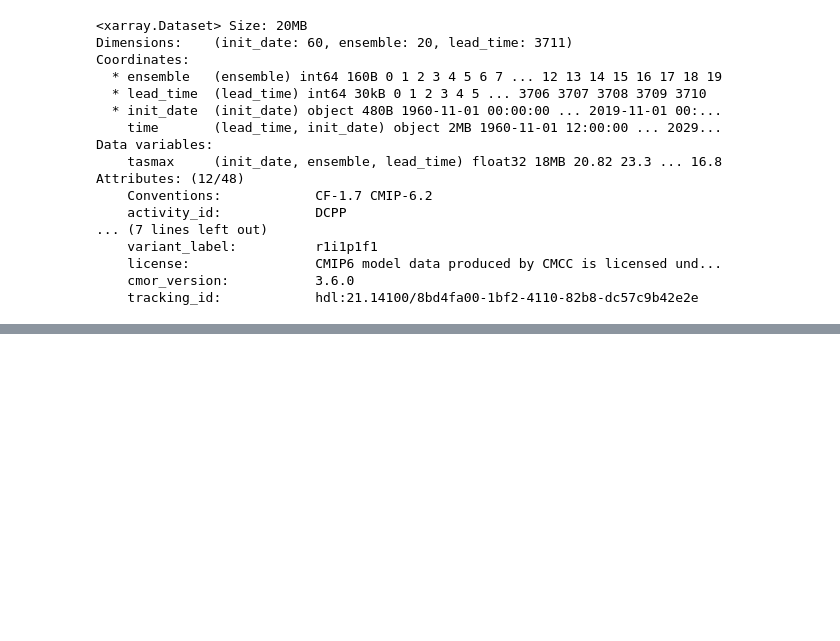
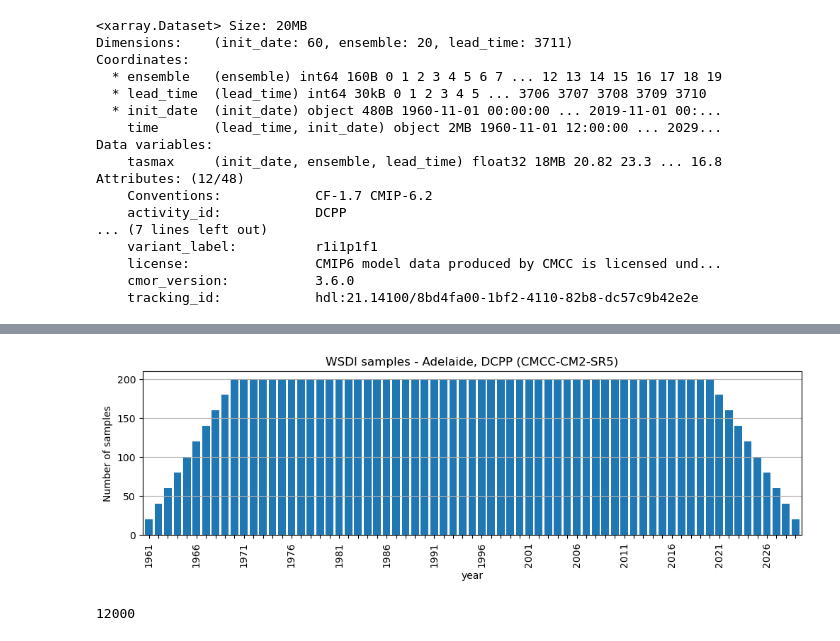
Before and after one commit to DamienIrving/treasury, a Jupyter notebook: wsdi.ipynb, the cells around one changed output, grey strips where cells are left out. Drawn from its saved outputs; the diff is of its cells as text; code cells hidden in the pictures; blank space fills up the shorter version.

Commit message:
Add DCPP plot

```diff
--- a/wsdi.ipynb
+++ b/wsdi.ipynb
@@ -253,0 +198,8 @@ tx90_dcpp.plot()
+# %%
+wsdi_df['year'] = wsdi_df.apply(get_year, axis=1)
+# %%
+wsdi_df = wsdi_df.drop('time', axis=1)
+# %%
+year_counts = wsdi_df['year'].value_counts()
+# %%
+year_counts = year_counts.sort_index()
@@ -253,0 +208,11 @@ tx90_dcpp.plot()
+# %%
+ax = year_counts.plot.bar(figsize=[12, 3], width=0.8)
+ax.set_ylabel('Number of samples')
+ax.set_xlabel('year')
+ax.set_title('WSDI samples - Adelaide, DCPP (CMCC-CM2-SR5)')
+plt.grid(axis='y')
+for i, t in enumerate(ax.get_xticklabels()):
+    if (i % 5) != 0:
+        t.set_visible(False)
+# %% [output]
+[figure, added]
@@ -253,0 +224,4 @@ tx90_dcpp.plot()
+# %%
+wsdi_df['year'].shape
+# %% [output]
+12000
```
Also changed, not shown: parts of 32 cells of this notebook.
